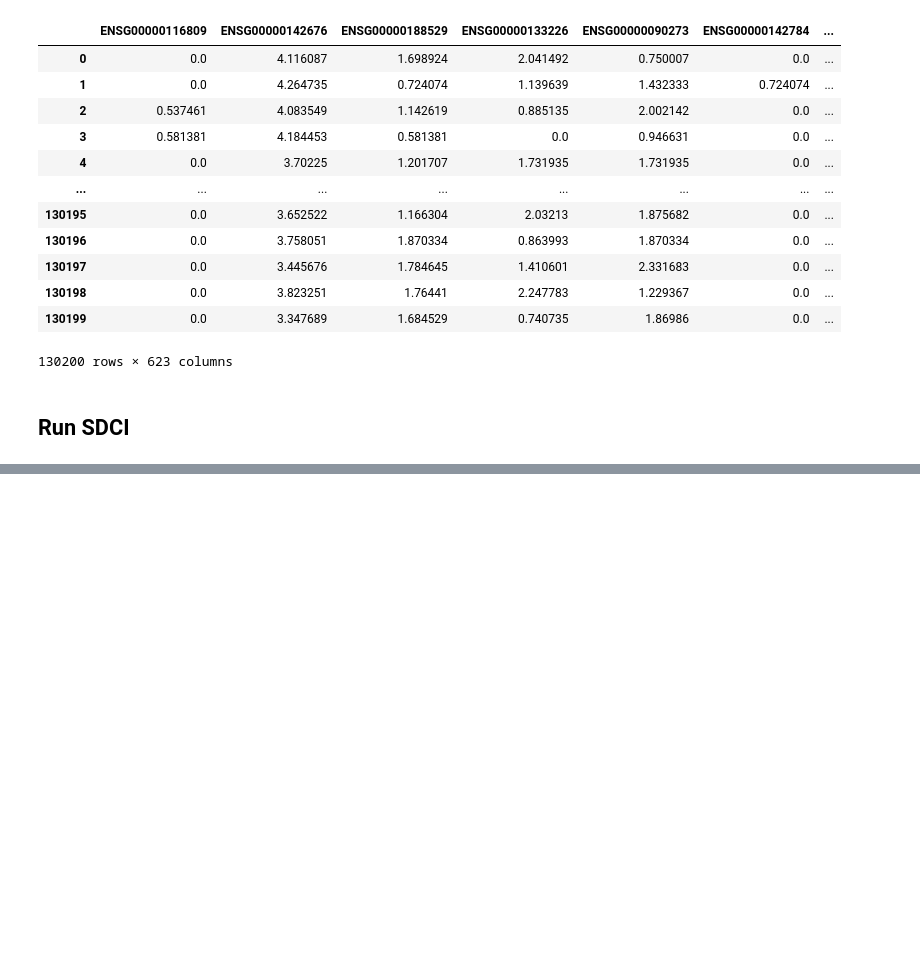
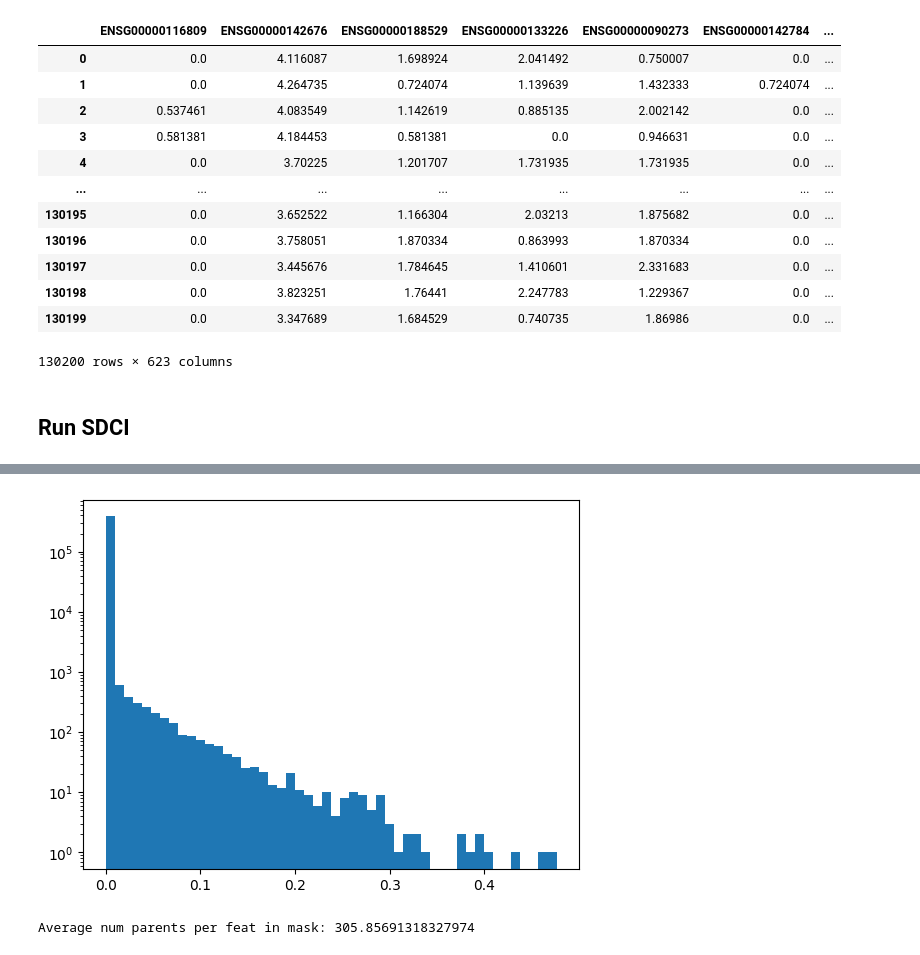
Before and after one commit to azizilab/sdcd, a Jupyter notebook: notebooks/Perturb-seq Analysis.ipynb, the cells around one changed output, grey strips where cells are left out. Cells and saved outputs as stored; diff of their text form; code cells hidden in the pictures; blank space fills up the shorter version.

```diff
--- a/notebooks/Perturb-seq Analysis.ipynb
+++ b/notebooks/Perturb-seq Analysis.ipynb
@@ -82,0 +127,14 @@ np.savetext("/home/justinhong/results/cb_perturb_seq_adj_mtx.csv", adj_mtx, deli
+# %%
+ps_adj = np.load("/home/justinhong/results/cb_perturb_seq_ps_adj_mtx.npy")
+# %%
+import matplotlib.pyplot as plt
+plt.hist(ps_adj.flatten(), bins=50)
+plt.yscale('log')
+# %% [output]
+[figure, added]
+# %%
+mask_threshold = 1e-3
+d = dataset[0][0].shape[0]
+print(f"Average num parents per feat in mask: {(ps_adj > mask_threshold).sum() / d}")
+# %% [output]
+Average num parents per feat in mask: 305.85691318327974
```
Also changed, not shown: parts of 36 cells of this notebook, 1 other file.
